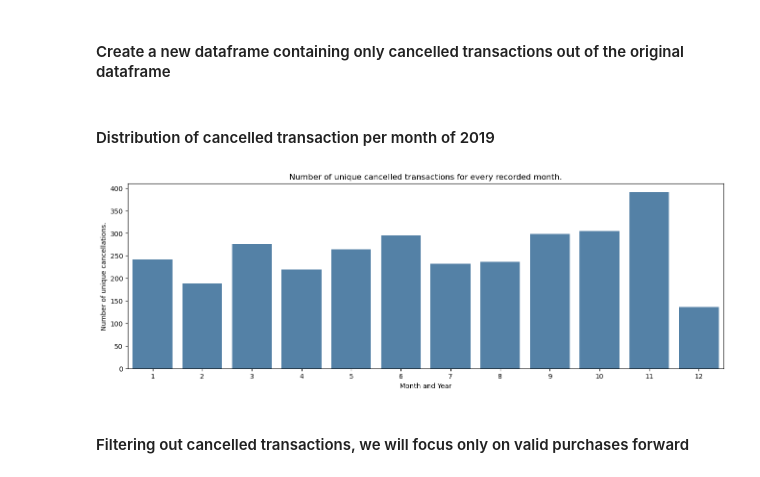
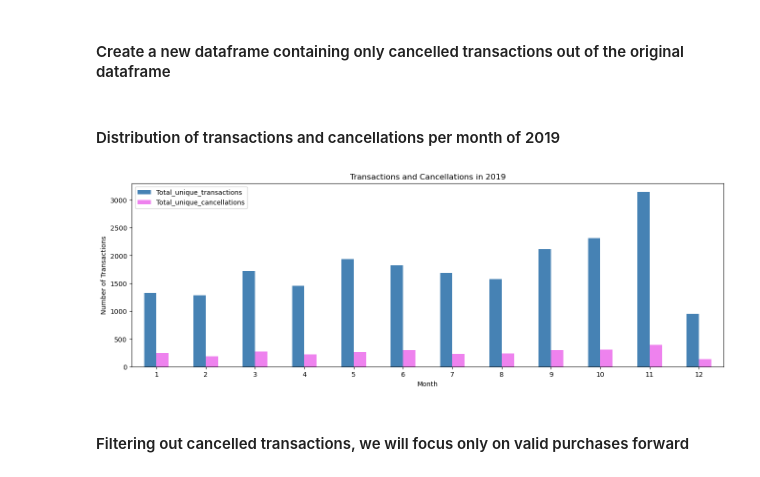
Before and after one commit to SyNikolai/EcommerceAnalytics, a Jupyter notebook: ecommerce.ipynb, the cells around one changed output. Cells and saved outputs as stored; diff of their text form; code cells hidden in the pictures.

```diff
--- a/ecommerce.ipynb
+++ b/ecommerce.ipynb
@@ -196,20 +196,25 @@ These rows correspond to 3082 unique transactions that got cancelled.
 # %%
 cancelled = df[df["Quantity"]<0].copy()
 # %% [markdown]
-#### Distribution of cancelled transaction per month of 2019
+#### Distribution of transactions and cancellations per month of 2019
-# %%
-cancelled_dist = cancelled.groupby(by = ["Month","Year"]).agg({"Transaction_id": "nunique"})
-
-# Ploting the results
-plt.figure(figsize = [16,5])
-sns.barplot(data=cancelled_dist, x=cancelled_dist.unstack().index, y=cancelled_dist["Transaction_id"], color="steelblue")
-plt.title("Number of unique cancelled transactions for every recorded month.")
-plt.xlabel("Month and Year")
-plt.ylabel("Number of unique cancellations.")
-plt.xticks(rotation=0)
-plt.show()
-# %% [output]
-[figure, removed]
+# %%
+# Calculate the number of unique transactions per month
+monthly_transactions = df.groupby(by=["Month"]).agg({"Transaction_id":"nunique"})
+monthly_transactions.rename(columns={"Transaction_id":"Total_unique_transactions"}, inplace=True)
+
+# Calculate the number of unique cancellations per month
+monthly_cancellations = cancelled.groupby(by=["Month"]).agg({"Transaction_id":"nunique"}).rename({"Tansaction_id":"Unique_cancellations"})
+monthly_cancellations.rename(columns={"Transaction_id":"Total_unique_cancellations"}, inplace=True)
+
+# Create a new dataframe that contains total unique transactions, as well as the number of cancellations
+total_monthy_transactions = pd.merge(monthly_transactions,monthly_cancellations, how="inner", on="Month")
+
+# Ploting the results
+total_monthy_transactions.plot.bar(figsize=[16,5], rot=0, title="Transactions and Cancellations in 2019", color=["steelblue","violet"])
+plt.ylabel("Number of Transactions")
+plt.show()
+# %% [output]
+[figure, added]
 # %% [markdown]
 #### Filtering out cancelled transactions, we will focus only on valid purchases forward
 # %%
```
Also changed, not shown: parts of 31 cells of this notebook.
